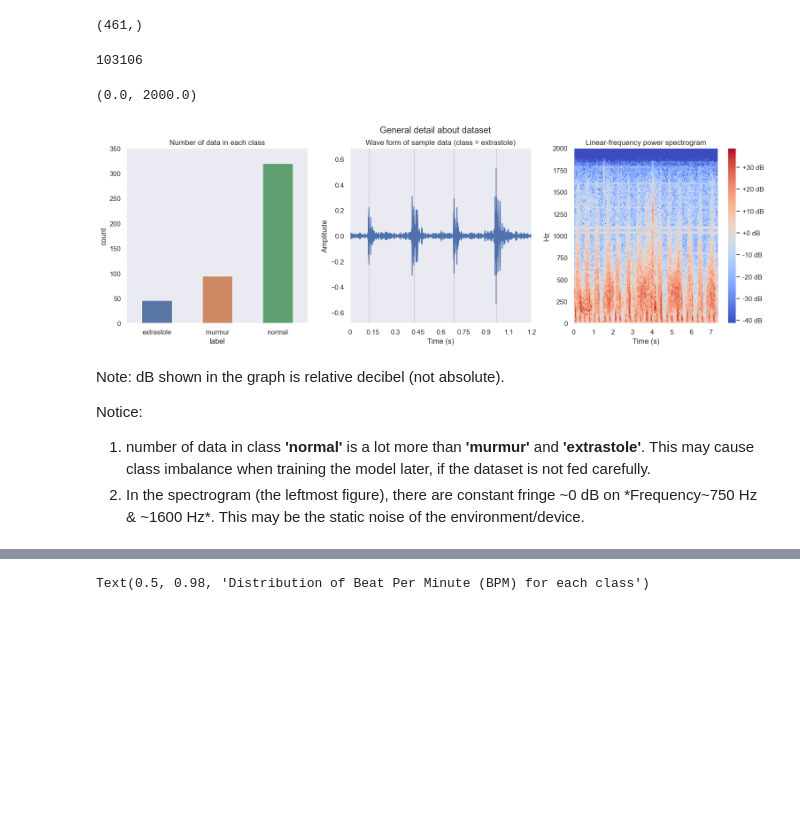
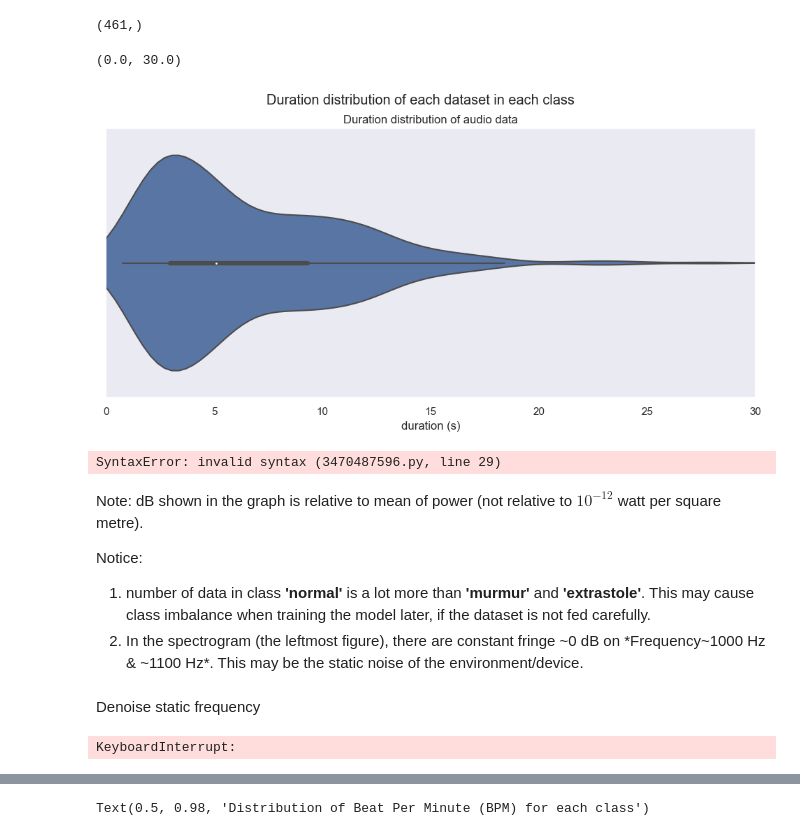
Before and after one commit to NattapolChan/SC1015-PROJECT, a Jupyter notebook: EDA.ipynb, the cells around one changed output, grey strips where cells are left out. Drawn from its saved outputs; the diff is of its cells as text; code cells hidden in the pictures; blank space fills up the shorter version.

```diff
--- a/EDA.ipynb
+++ b/EDA.ipynb
@@ -22,10 +22,18 @@ dataset = set_b_dataset(PROJECT_DIR)
 np.array(dataset.dataset)[:, 0].shape
 # %% [output]
 (461,)
-# %%
-len(dataset.dataset[0][0])
-# %% [output]
-103106
+# %%
+fig = plt.figure(figsize=(12,5))
+fig.tight_layout(w_pad=3.0)
+fig.suptitle('Duration distribution of each dataset in each class')
+sb.set_theme(style="dark")
+plt.title('Duration distribution of audio data')
+sb.violinplot(dataset.metadata, x='duration', bins=50)
+plt.xlabel('duration (s)')
+plt.xlim([0,30])
+# %% [output]
+(0.0, 30.0)
+[figure, added]
 # %%
 index = 10
 fig, axes = plt.subplots(1,3, figsize=(15,5))
@@ -42,7 +50,8 @@ axes[0].set_title('Number of data in each class')
 axes[0].set_ylim([0, 350])
 
 # plot wave form and peak
-peak_array, _ = scipy.signal.find_peaks(dataset.dataset[index][0], height=0.1, distance=0.2*dataset.dataset[index][1])
+peak_array, _ = scipy.signal.find_peaks(dataset.dataset[index][0],
+                                        height=0.1, distance=0.2*dataset.dataset[index][1])
 dataset.show_wave(index, ax=axes[1])
 label = dataset.metadata['label'][index]
 for eachpeak in peak_array:
@@ -54,16 +63,17 @@ axes[1].set_xlim([0.0, 1.2])
 axes[1].set_title(f'Wave form of sample data (class = {label})')
 
 spectrogram = dataset.show_spec(100, ax=axes[2], y_axis='linear', x_axis='time')
-fig.colorbar(spectrogram, format='%+2.0f dB')
+fig.colorbar(spectrogram, format='%+2.0f dB')xw
 plt.title('Linear-frequency power spectrogram')
 axes[2].set_xlabel('Time (s)')
 axes[2].set_ylim([0, 2000])
 # %% [output]
-(0.0, 2000.0)
+SyntaxError: invalid syntax (3470487596.py, line 29)
-[figure, removed]
 # %% [markdown]
-Note: dB shown in the graph is relative decibel (not absolute).
+Note: dB shown in the graph is relative to mean of power (not relative to $10^{-12}$ watt per square metre).
 
 Notice:
 1. number of data in class **'normal'** is a lot more than **'murmur'** and **'extrastole'**. This may cause class imbalance when training the model later, if the dataset is not fed carefully.
-2. In the spectrogram (the leftmost figure), there are constant fringe ~0 dB on *Frequency~750 Hz & ~1600 Hz*. This may be the static noise of the environment/device.
+2. In the spectrogram (the leftmost figure), there are constant fringe ~0 dB on *Frequency~1000 Hz & ~1100 Hz*. This may be the static noise of the environment/device.
+# %% [markdown]
+Denoise static frequency
@@ -69,0 +92,21 @@ Notice:
+# %%
+
+S_filter = librosa.decompose.nn_filter(noised_data,
+                                       aggregate=np.median,
+                                       metric='cosine',
+                                       width=int(librosa.time_to_frames(2, sr=dataset.dataset[index][1])))
+
+S_filter = np.minimum(noised_data, S_filter)
+margin_i, margin_v = 2, 10
+power = 2
+mask_i = librosa.util.softmask(S_filter,
+                               margin_i * (S_full - S_filter),
+                               power=power)
+mask_v = librosa.util.softmask(noised_data - S_filter,
+                               margin_v * S_filter,
+                               power=power)
+
+S_foreground = mask_v * noised_data
+S_background = mask_i * noised_data
+# %% [output]
+KeyboardInterrupt:
```
Also changed, not shown: parts of 14 cells of this notebook, 4 other files.
